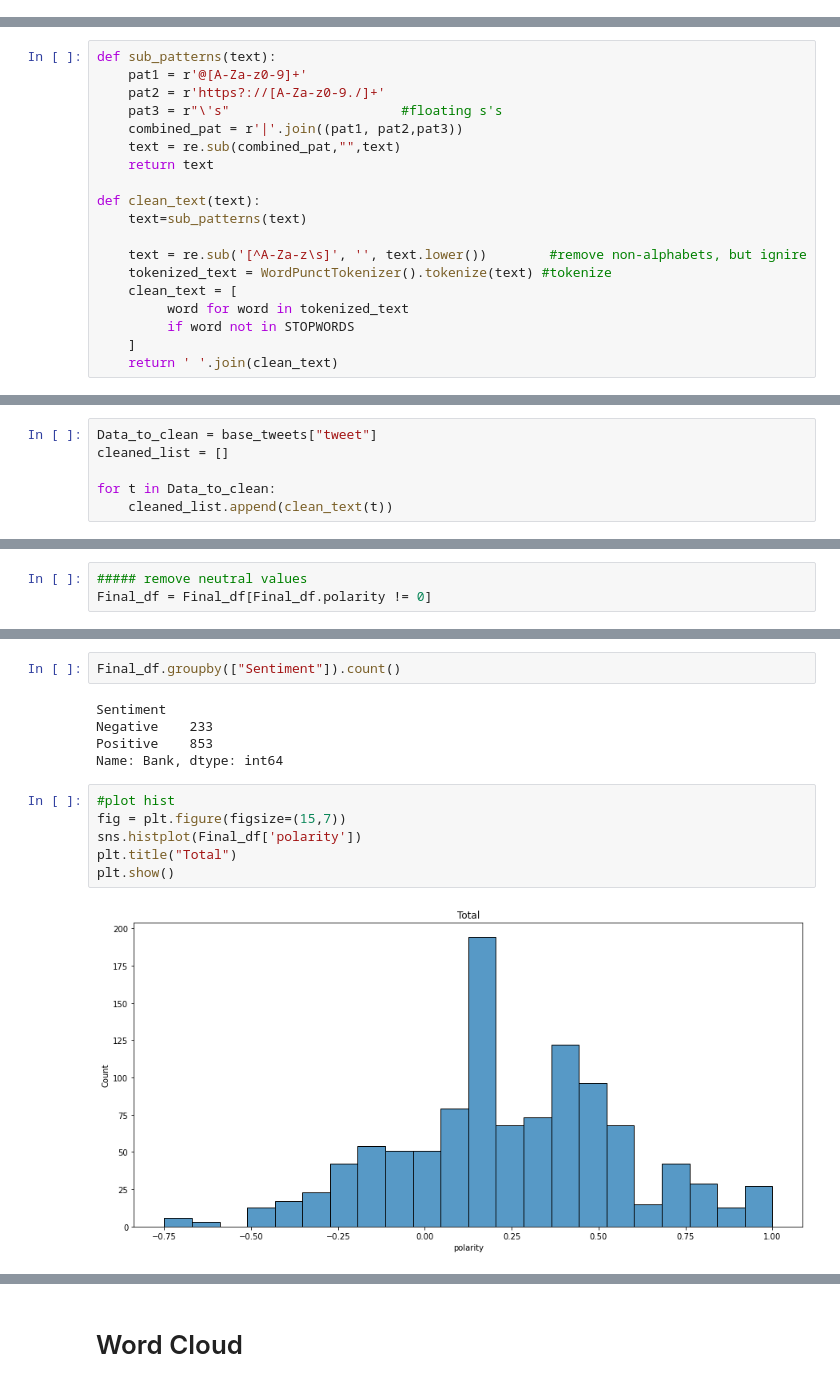
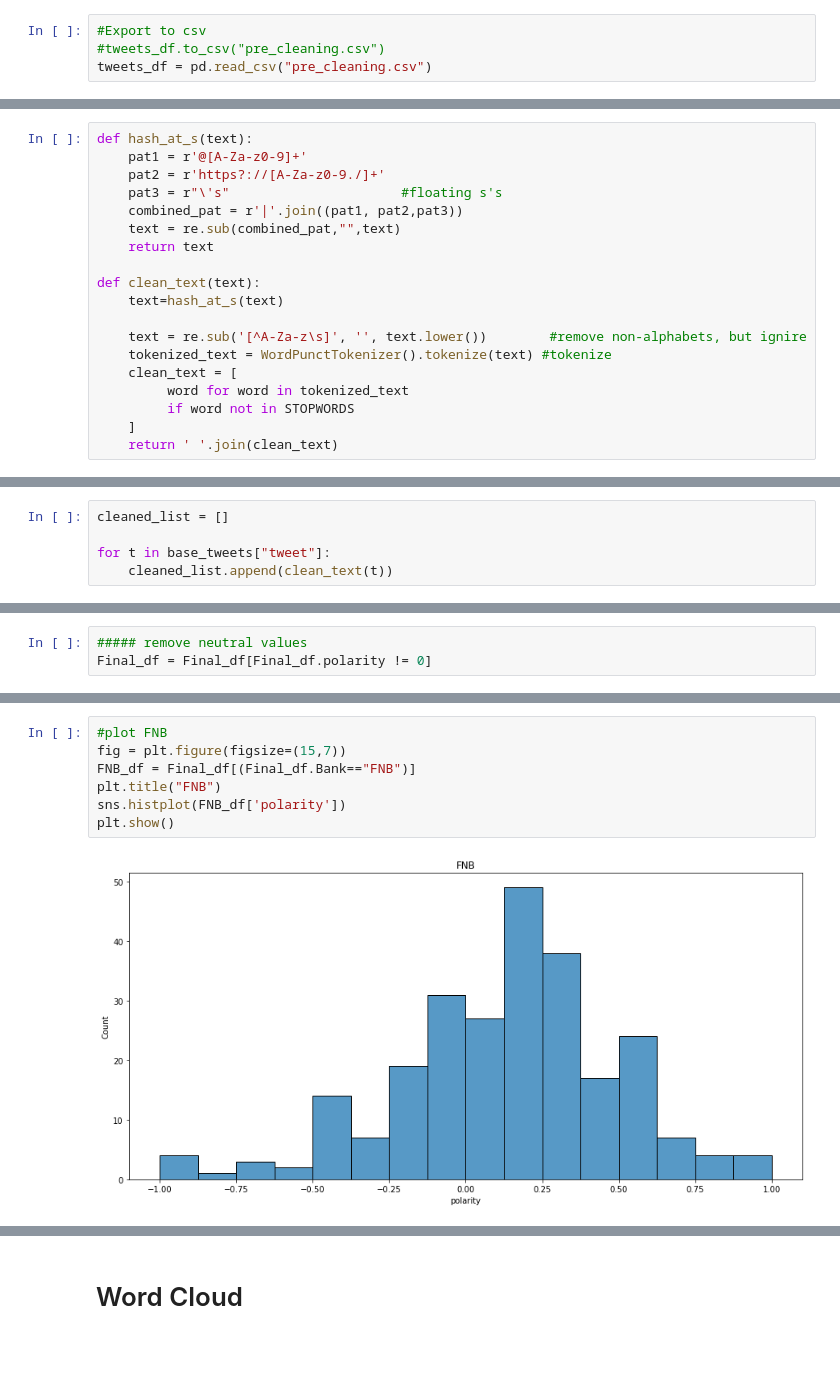
Before and after one commit to Slyth3/Sentiment-analysis-of-South-African-Banks-POC, a Jupyter notebook: Twint_SentimentAnalysis.ipynb, the cells around one changed output, grey strips where cells are left out. Cells and saved outputs as stored; diff of their text form; blank space fills up the shorter version.

```diff
--- a/Twint_SentimentAnalysis.ipynb
+++ b/Twint_SentimentAnalysis.ipynb
@@ -140,5 +133,9 @@ running: FNBSA
 # %% [markdown]
 ## Pandas - analyse the data
+# %%
+#Export to csv
+#tweets_df.to_csv("pre_cleaning.csv")
+tweets_df = pd.read_csv("pre_cleaning.csv")
 # %%
 len(tweets_df)
 # %% [output]
@@ -160,7 +165,7 @@ base_tweets.head()
 # %% [markdown]
 ### Cleaning tweet data
 # %%
-def sub_patterns(text):
+def hash_at_s(text):
     pat1 = r'@[A-Za-z0-9]+'
     pat2 = r'https?://[A-Za-z0-9./]+'
     pat3 = r"\'s"                      #floating s's
@@ -169,7 +174,7 @@ def sub_patterns(text):
     return text
 
 def clean_text(text):
-    text=sub_patterns(text)
+    text=hash_at_s(text)
 
     text = re.sub('[^A-Za-z\s]', '', text.lower())        #remove non-alphabets, but ignire
     tokenized_text = WordPunctTokenizer().tokenize(text) #tokenize
@@ -181,10 +186,9 @@ def clean_text(text):
 # %% [markdown]
 #### run tween cleaner
 # %%
-Data_to_clean = base_tweets["tweet"]
 cleaned_list = []
 
-for t in Data_to_clean:
+for t in base_tweets["tweet"]:
     cleaned_list.append(clean_text(t))
 # %%
 ##make a dataframe for sentiment analysis
@@ -295,18 +305,12 @@ ax.set_xticklabels(['Negative','Positive'], rotation=0)
-# %%
-Final_df.groupby(["Sentiment"]).count()
-# %% [output]
-Sentiment
-Negative    233
-Positive    853
-Name: Bank, dtype: int64
 # %%
-#plot hist
+#plot FNB
 fig = plt.figure(figsize=(15,7))
-sns.histplot(Final_df['polarity'])
-plt.title("Total")
+FNB_df = Final_df[(Final_df.Bank=="FNB")]
+plt.title("FNB")
+sns.histplot(FNB_df['polarity'])
 plt.show()
 # %% [output]
-[figure, old version]
+[figure, new version]
 # %%
 #plot hist
 fig = plt.figure(figsize=(15,7))
```
Also changed, not shown: parts of 24 cells of this notebook, 5 other files.
